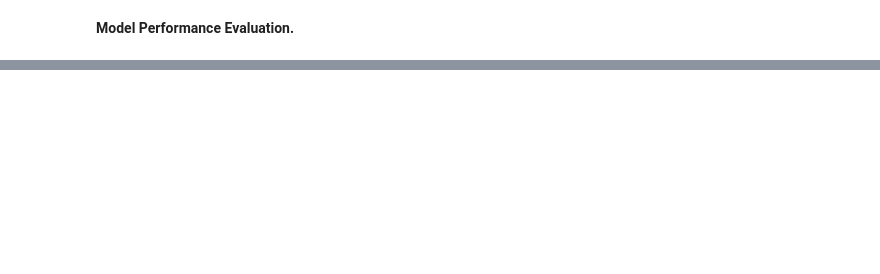
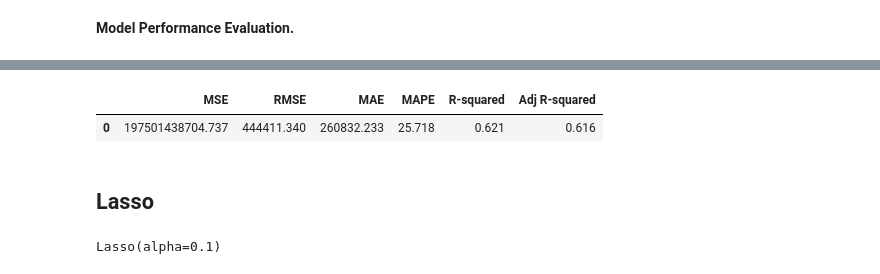
Before and after one commit to Nnaemeka-ch/Melbourne_Housing_Analysis, a Jupyter notebook: Melbourne_housing.ipynb, the cells around one changed output, grey strips where cells are left out. Cells and saved outputs as stored; diff of their text form; code cells hidden in the pictures; blank space fills up the shorter version.

```diff
--- a/Melbourne_housing.ipynb
+++ b/Melbourne_housing.ipynb
@@ -968,0 +994,16 @@ lin_reg_test_perf
+# %%
+ridge_reg_test_perf = model_performance_regression(ridge_reg, X_test, y_test)
+ridge_reg_test_perf
+# %% [output]
+|  | MSE | RMSE | MAE | MAPE | R-squared | Adj R-squared |
+| 0 | 197501438704.737 | 444411.340 | 260832.233 | 25.718 | 0.621 | 0.616 |
+# %% [markdown]
+## **Lasso**
+# %%
+# creating an instance of the Lasso model
+lasso_reg = Lasso(alpha=0.1)         # smaller alpha = less regularization
+
+# fitting the model to the training data
+lasso_reg.fit(X_train, y_train)
+# %% [output]
+Lasso(alpha=0.1)
```
Also changed, not shown: parts of 18 cells of this notebook.
